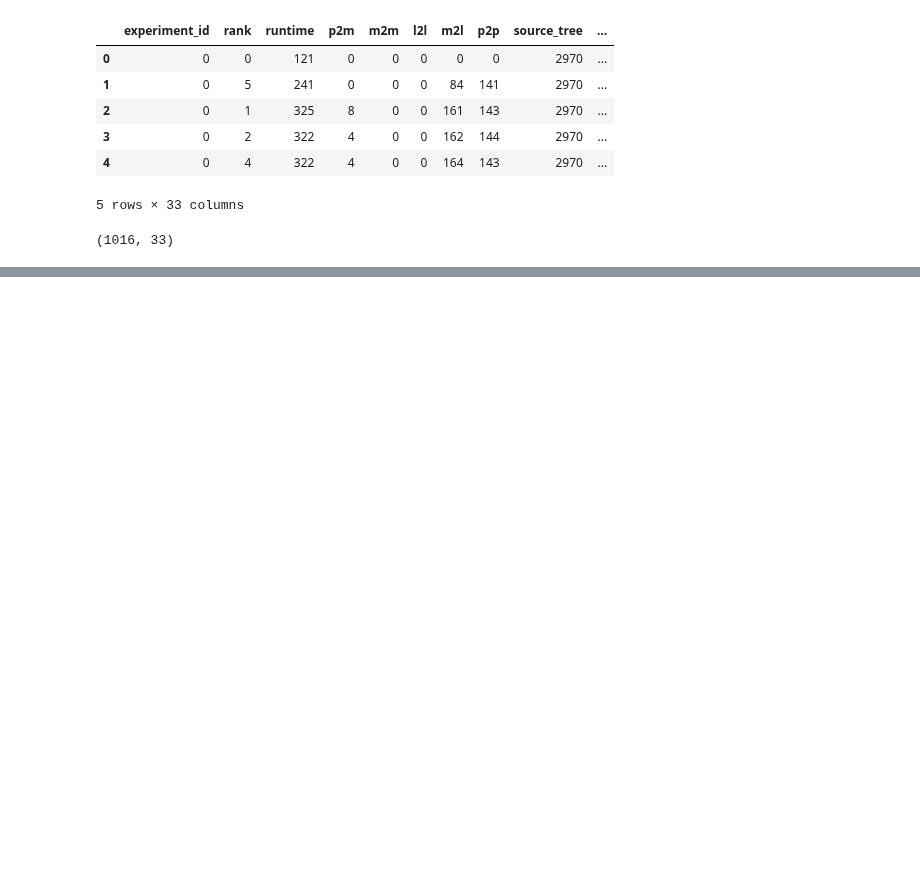
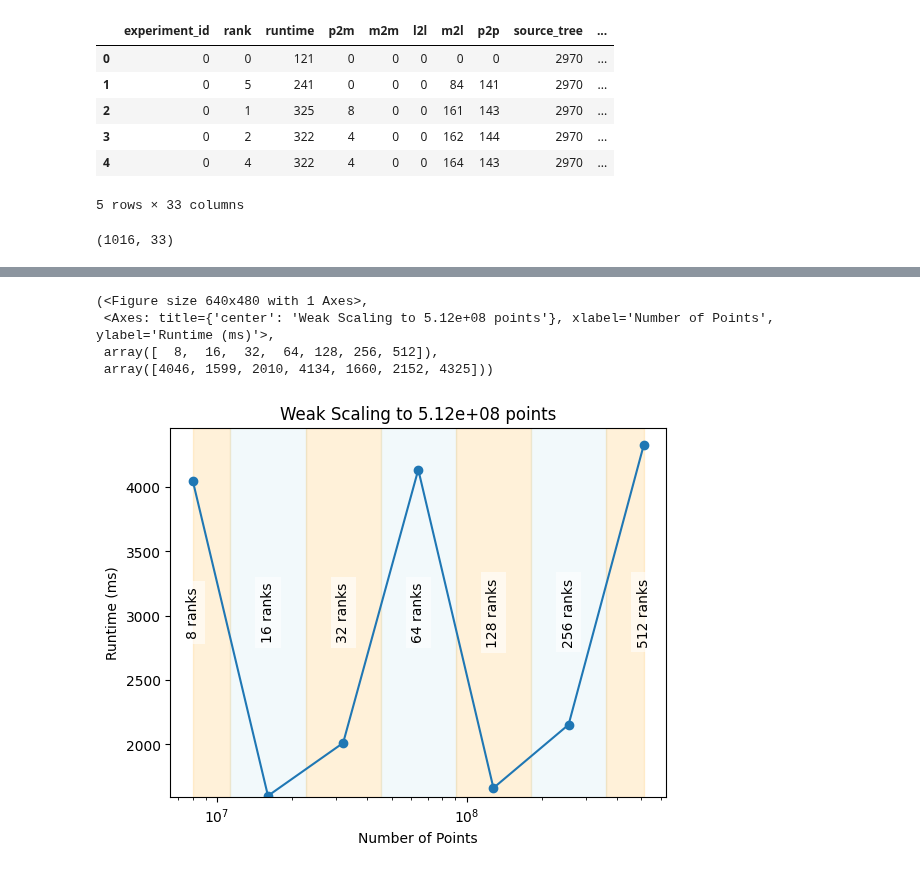
Before and after one commit to bempp/kifmm, a Jupyter notebook: hpc/archer2/data/ijhpca/Weak Scaling (16 Nodes).ipynb, the cells around one changed output, grey strips where cells are left out. Drawn from its saved outputs; the diff is of its cells as text; code cells hidden in the pictures; blank space fills up the shorter version.

```diff
--- a/hpc/archer2/data/ijhpca/Weak Scaling (16 Nodes).ipynb
+++ b/hpc/archer2/data/ijhpca/Weak Scaling (16 Nodes).ipynb
@@ -67,0 +151,8 @@ def runtime_vs_nprocesses(df):
+# %%
+runtime_vs_npoints(df_1e6)
+# %% [output]
+(<Figure size 640x480 with 1 Axes>,
+ <Axes: title={'center': 'Weak Scaling to 5.12e+08 points'}, xlabel='Number of Points', ylabel='Runtime (ms)'>,
+ array([  8,  16,  32,  64, 128, 256, 512]),
+ array([4046, 1599, 2010, 4134, 1660, 2152, 4325]))
+[figure, added]
```
Also changed, not shown: parts of 12 cells of this notebook.
